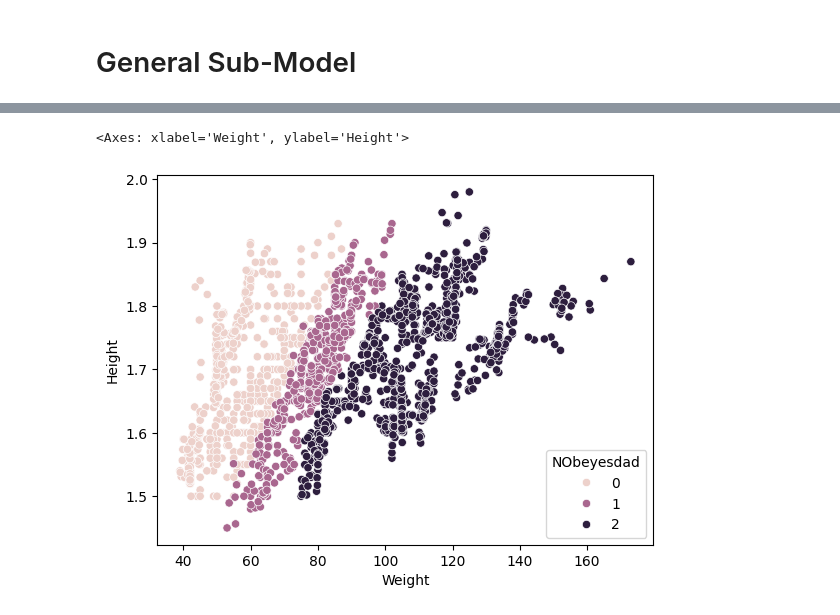
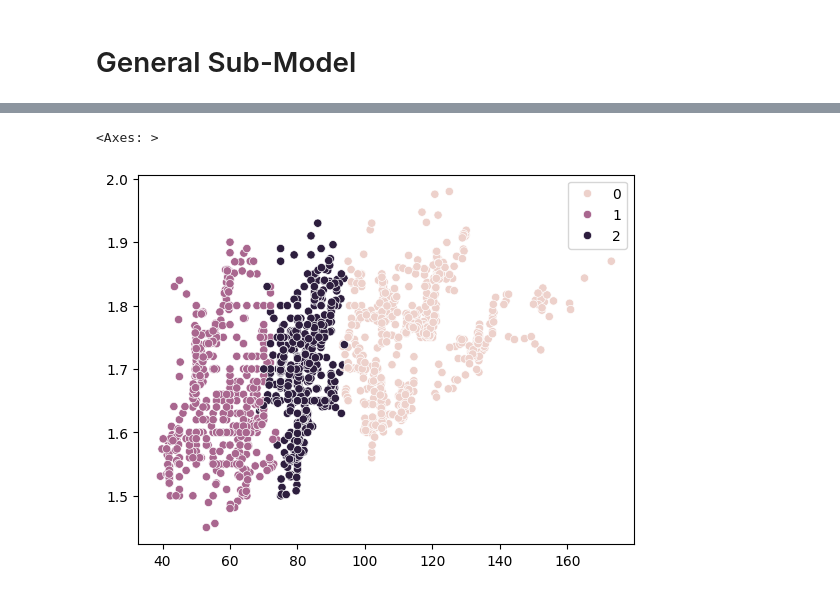
Before and after one commit to alexisuaguilaru/Obesity_Levels_Model, a Jupyter notebook: Model/Model.ipynb, the cells around one changed output, grey strips where cells are left out. Drawn from its saved outputs; the diff is of its cells as text; code cells hidden in the pictures.

```diff
--- a/Model/Model.ipynb
+++ b/Model/Model.ipynb
@@ -59,5 +58,6 @@ sns.scatterplot(x=X_train[:,2],y=X_train[:,1],hue=y_output)
-# %%
-sns.scatterplot(ObesityDataset_Groups,x='Weight',y='Height',hue='NObeyesdad')
-# %% [output]
-<Axes: xlabel='Weight', ylabel='Height'>
-[figure, removed]
+# %%
+y_output = Model_Agglomerative.fit_predict(X_train,y_train)
+sns.scatterplot(x=X_train[:,2],y=X_train[:,1],hue=y_output)
+# %% [output]
+<Axes: >
+[figure, added]
```
Also changed, not shown: parts of 5 cells of this notebook.
